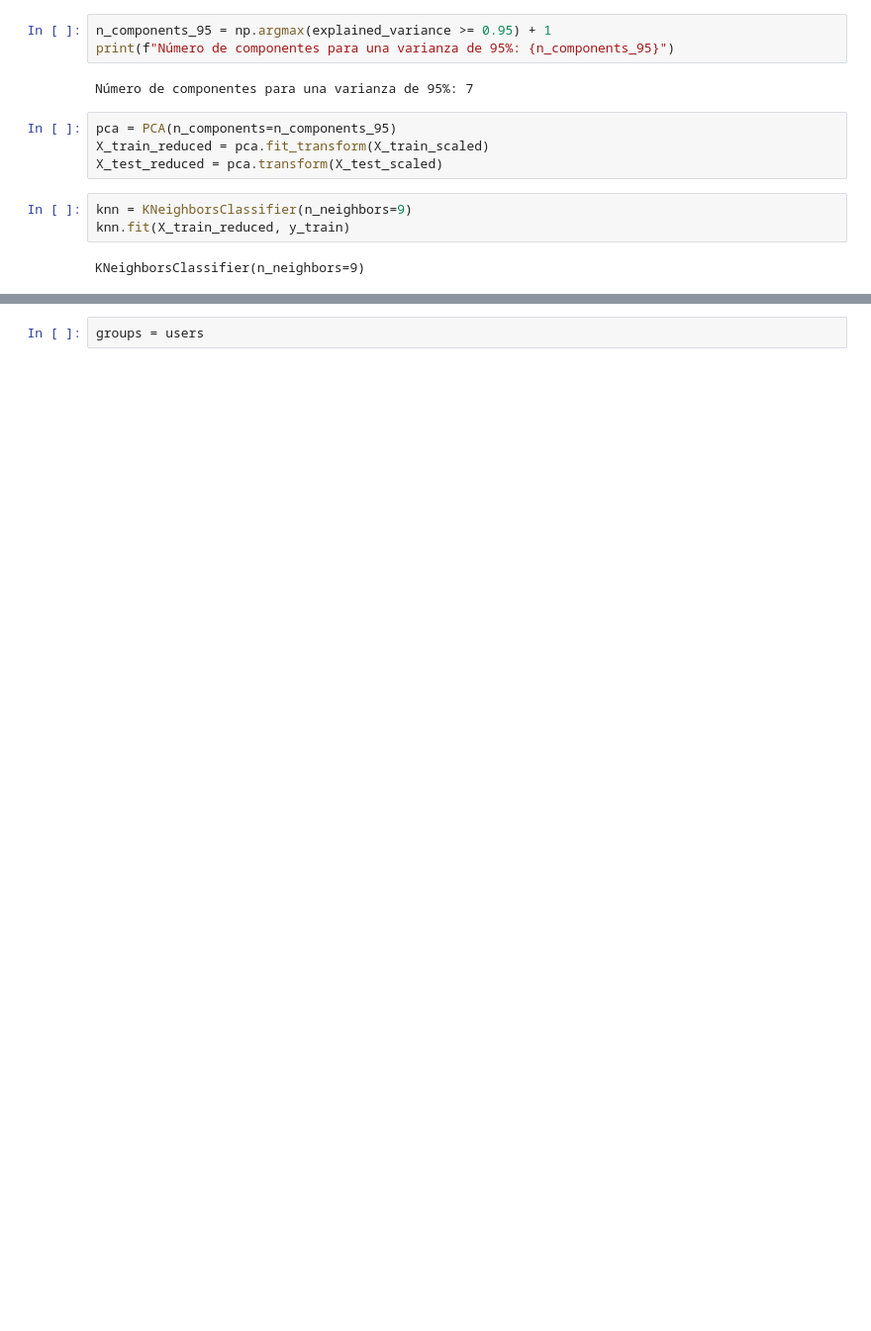
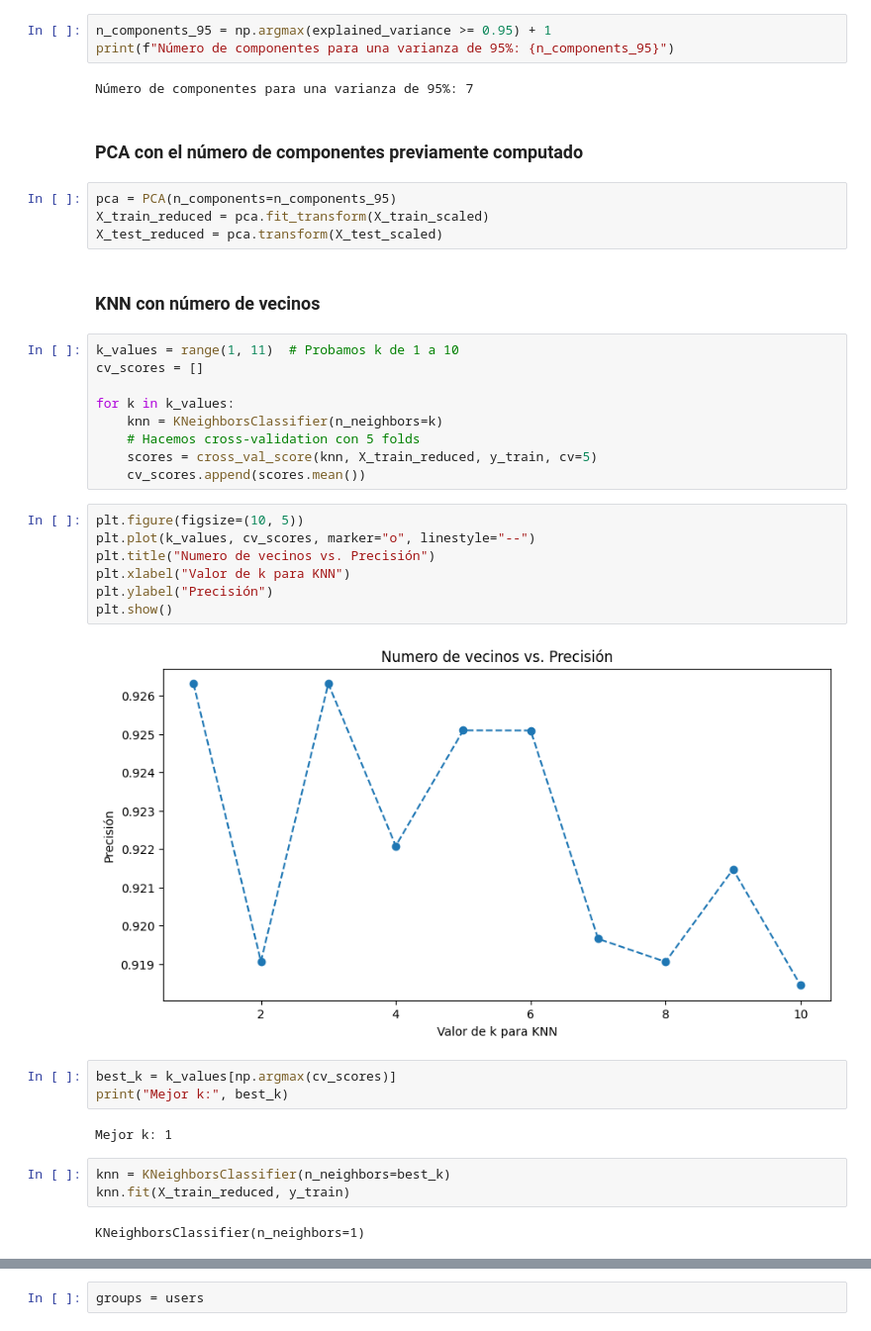
Before and after one commit to ivanvzqzz/gestures, a Jupyter notebook: gestures.ipynb, the cells around one changed output, grey strips where cells are left out. Shown: that part at 99% size. Cells and saved outputs as stored; diff of their text form; blank space fills up the shorter version.

Commit message:
Add cross-validation and user info to X and y

```diff
--- a/gestures.ipynb
+++ b/gestures.ipynb
@@ -91,12 +116,39 @@ n_components_95 = np.argmax(explained_variance >= 0.95) + 1
 print(f"Número de componentes para una varianza de 95%: {n_components_95}")
 # %% [output]
 Número de componentes para una varianza de 95%: 7
+# %% [markdown]
+### PCA con el número de componentes previamente computado
 # %%
 pca = PCA(n_components=n_components_95)
 X_train_reduced = pca.fit_transform(X_train_scaled)
 X_test_reduced = pca.transform(X_test_scaled)
+# %% [markdown]
+### KNN con número de vecinos
+# %%
+k_values = range(1, 11)  # Probamos k de 1 a 10
+cv_scores = []
+
+for k in k_values:
+    knn = KNeighborsClassifier(n_neighbors=k)
+    # Hacemos cross-validation con 5 folds
+    scores = cross_val_score(knn, X_train_reduced, y_train, cv=5)
+    cv_scores.append(scores.mean())
+# %%
+plt.figure(figsize=(10, 5))
+plt.plot(k_values, cv_scores, marker="o", linestyle="--")
+plt.title("Numero de vecinos vs. Precisión")
+plt.xlabel("Valor de k para KNN")
+plt.ylabel("Precisión")
+plt.show()
+# %% [output]
+[figure, added]
+# %%
+best_k = k_values[np.argmax(cv_scores)]
+print("Mejor k:", best_k)
+# %% [output]
+Mejor k: 1
 # %%
-knn = KNeighborsClassifier(n_neighbors=9)
+knn = KNeighborsClassifier(n_neighbors=best_k)
 knn.fit(X_train_reduced, y_train)
 # %% [output]
-KNeighborsClassifier(n_neighbors=9)
+KNeighborsClassifier(n_neighbors=1)
```
Also changed, not shown: parts of 26 cells of this notebook.
